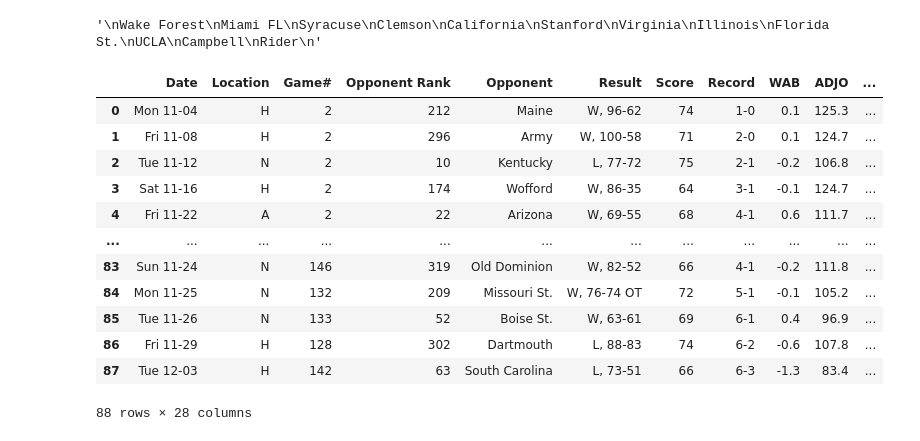
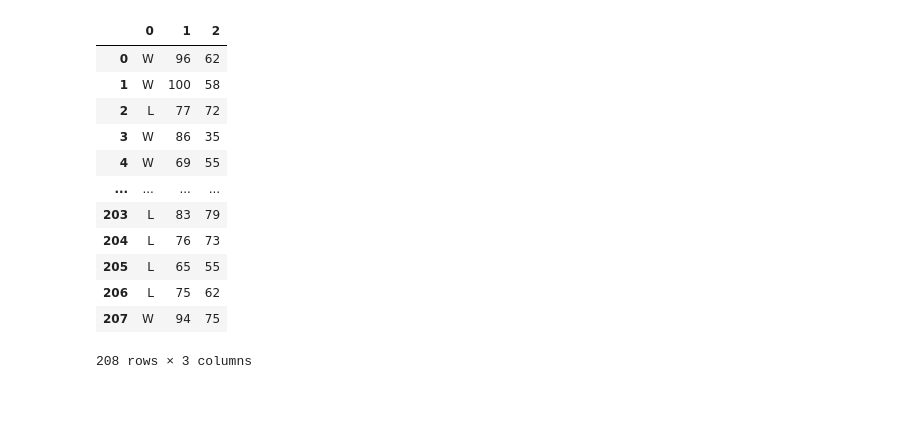
Before and after one commit to visheshgupta19/Stats_competition-, a Jupyter notebook: scrape_data.ipynb, the cells around one changed output. Cells and saved outputs as stored; diff of their text form; code cells hidden in the pictures; blank space fills up the shorter version.

```diff
--- a/scrape_data.ipynb
+++ b/scrape_data.ipynb
@@ -146,23 +299,18 @@ SMU_df = pd.DataFrame(smu_data, columns=columns)
 pitt_df = pd.DataFrame(pitt_data, columns=columns)
 norte_dame_df = pd.DataFrame(norte_dame_data, columns=columns)
 boston_college_df = pd.DataFrame(boston_college_data, columns=columns)
+duke_df = pd.DataFrame(duke_data, columns=columns)
+rider_df = pd.DataFrame(rider_data, columns=columns)
+campbell_df = pd.DataFrame(campbell_data, columns=columns)
+ucla_df = pd.DataFrame(ucla_data, columns=columns)
+florida_st_df = pd.DataFrame(florida_st_data, columns=columns)
+illinois_df = pd.DataFrame(illinois_data, columns=columns)
+virginia_df = pd.DataFrame(virginia_data, columns=columns)
+stanford_df = pd.DataFrame(stanford_data, columns=columns)
+california_df = pd.DataFrame(california_data, columns=columns)
+clemson_df = pd.DataFrame(clemson_data, columns=columns)
+syracuse_df = pd.DataFrame(syracuse_data, columns=columns)
+miami_fl_df = pd.DataFrame(miami_fl_data, columns=columns)
-# %%
-'''
-Wake Forest
-Miami FL
-Syracuse
-Clemson
-California
-Stanford
-Virginia
-Illinois
-Florida St.
-UCLA
-Campbell
-Rider
-'''
-# %% [output]
-'\nWake Forest\nMiami FL\nSyracuse\nClemson\nCalifornia\nStanford\nVirginia\nIllinois\nFlorida St.\nUCLA\nCampbell\nRider\n'
 # %%
 duke_df['Team'] = 'DUKE'
 unc_df['Team'] = 'UNC'
@@ -173,19 +321,21 @@ SMU_df['Team'] = 'SMU'
 pitt_df['Team'] = 'PITT'
 norte_dame_df['Team'] = 'Norte Dame'
 boston_college_df['Team'] = 'Boston College'
+rider_df['Team'] = 'Rider'
+campbell_df['Team'] = 'Campbell'
+ucla_df['Team'] = 'UCLA'
+florida_st_df['Team'] = 'Florida St.'
+illinois_df['Team'] = 'Illinois'
+virginia_df['Team'] = 'Virginia'
+stanford_df['Team'] = 'Stanford'
+california_df['Team'] = 'California'
+clemson_df['Team'] = 'Clemson'
+syracuse_df['Team'] = 'Syracuse'
+miami_fl_df['Team'] = 'Miami FL'
 # %%
-pd.concat([duke_df, unc_df, nc_state_df, Georgia_Tech_df, virginia_tech_df, SMU_df, pitt_df, norte_dame_df, boston_college_df], ignore_index=True)
+combined_df = pd.concat([duke_df, unc_df, nc_state_df, Georgia_Tech_df,
+           virginia_tech_df, SMU_df, pitt_df, norte_dame_df,
+           boston_college_df, rider_df, campbell_df, ucla_df,
+           florida_st_df, illinois_df, virginia_df,
+           stanford_df, california_df, clemson_df,
+           syracuse_df, miami_fl_df], ignore_index=True)
-# %% [output]
-|  | Date | Location | Game# | Opponent Rank | Opponent | Result | Score | Record | WAB | ADJO | ... |
-| 0 | Mon 11-04 | H | 2 | 212 | Maine | W, 96-62 | 74 | 1-0 | 0.1 | 125.3 | ... |
-| 1 | Fri 11-08 | H | 2 | 296 | Army | W, 100-58 | 71 | 2-0 | 0.1 | 124.7 | ... |
-| 2 | Tue 11-12 | N | 2 | 10 | Kentucky | L, 77-72 | 75 | 2-1 | -0.2 | 106.8 | ... |
-| 3 | Sat 11-16 | H | 2 | 174 | Wofford | W, 86-35 | 64 | 3-1 | -0.1 | 124.7 | ... |
-| 4 | Fri 11-22 | A | 2 | 22 | Arizona | W, 69-55 | 68 | 4-1 | 0.6 | 111.7 | ... |
-| ... | ... | ... | ... | ... | ... | ... | ... | ... | ... | ... | ... |
-| 83 | Sun 11-24 | N | 146 | 319 | Old Dominion | W, 82-52 | 66 | 4-1 | -0.2 | 111.8 | ... |
-| 84 | Mon 11-25 | N | 132 | 209 | Missouri St. | W, 76-74 OT | 72 | 5-1 | -0.1 | 105.2 | ... |
-| 85 | Tue 11-26 | N | 133 | 52 | Boise St. | W, 63-61 | 69 | 6-1 | 0.4 | 96.9 | ... |
-| 86 | Fri 11-29 | H | 128 | 302 | Dartmouth | L, 88-83 | 74 | 6-2 | -0.6 | 107.8 | ... |
-| 87 | Tue 12-03 | H | 142 | 63 | South Carolina | L, 73-51 | 66 | 6-3 | -1.3 | 83.4 | ... |
-88 rows × 28 columns
@@ -191,0 +344,16 @@ pd.concat([duke_df, unc_df, nc_state_df, Georgia_Tech_df, virginia_tech_df, SMU_
+# %%
+scores
+# %% [output]
+|  | 0 | 1 | 2 |
+| 0 | W | 96 | 62 |
+| 1 | W | 100 | 58 |
+| 2 | L | 77 | 72 |
+| 3 | W | 86 | 35 |
+| 4 | W | 69 | 55 |
+| ... | ... | ... | ... |
+| 203 | L | 83 | 79 |
+| 204 | L | 76 | 73 |
+| 205 | L | 65 | 55 |
+| 206 | L | 75 | 62 |
+| 207 | W | 94 | 75 |
+208 rows × 3 columns
```
Also changed, not shown: parts of 18 cells of this notebook, 4 other files.
